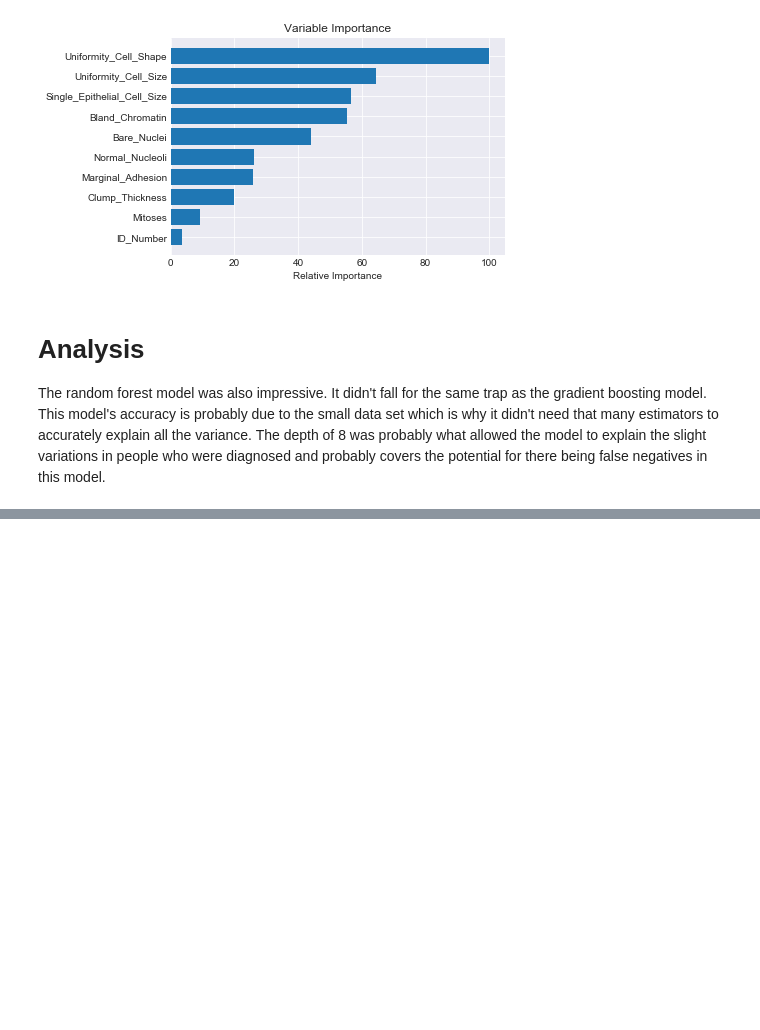
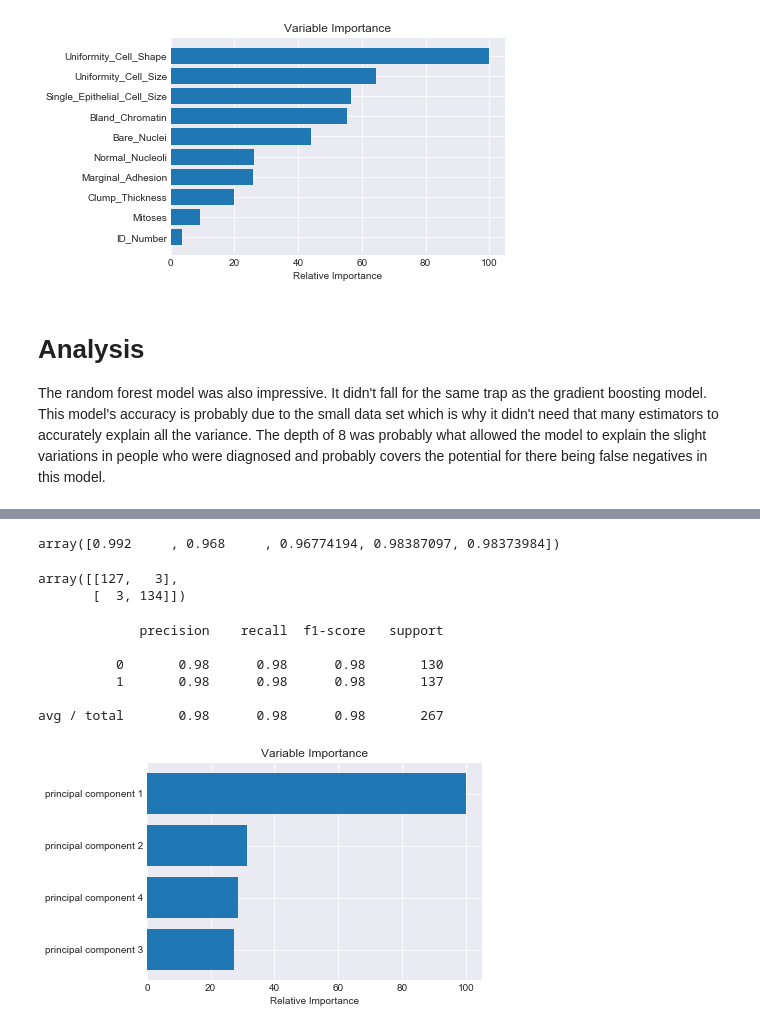
Before and after one commit to lamkg/Thinkful-, a Jupyter notebook: U3 L6 P5 Cancer Diagnostics.ipynb, the cells around one changed output, grey strips where cells are left out. Saved outputs shown, nothing was run; the diff lists cells and outputs as text; code cells hidden in the pictures; blank space fills up the shorter version.

```diff
--- a/U3 L6 P5 Cancer Diagnostics.ipynb
+++ b/U3 L6 P5 Cancer Diagnostics.ipynb
@@ -520,0 +816,10 @@ The random forest model was also impressive. It didn't fall for the same trap as
+# %%
+# Results are consistent but lets check for false positive and negatives
+
+# Fit the data
+svm.fit(X_train2, y_train2)
+
+# Set up the prediction set.
+y_pred_train4 = svm.predict(X_test2)
+
+confusion_matrix(y_test2, y_pred_train4)
@@ -520,0 +875,52 @@ The random forest model was also impressive. It didn't fall for the same trap as
+# %%
+# Implement the parameters parameter
+clf = ensemble.GradientBoostingClassifier(n_estimators=500,
+                                         max_depth=4, max_features='auto')
+
+# Cross Validate the gradient boosting model.
+cross_val_score(clf, X_train2, y_train2, cv=5)
+# %% [output]
+array([0.992     , 0.968     , 0.96774194, 0.98387097, 0.98373984])
+# %%
+# Results are consistent but lets check for false positive and negatives
+
+# Fit the data
+clf.fit(X_train2, y_train2)
+
+# Set up the prediction set.
+y_pred_train5 = clf.predict(X_test2)
+
+confusion_matrix(y_test2, y_pred_train5)
+# %% [output]
+array([[127,   3],
+       [  3, 134]])
+# %%
+# Evaluate the classification report.
+from sklearn.metrics import classification_report
+
+print(classification_report(y_test2, y_pred_train5))
+# %% [output]
+             precision    recall  f1-score   support
+
+          0       0.98      0.98      0.98       130
+          1       0.98      0.98      0.98       137
+
+avg / total       0.98      0.98      0.98       267
+# %%
+# Fit the model# Fit th
+clf.fit(X_train2, y_train2)
+
+# What's important?
+feature_importance = clf.feature_importances_
+
+# Make importances relative to max importance.
+feature_importance = 100.0 * (feature_importance / feature_importance.max())
+sorted_idx = np.argsort(feature_importance)
+pos = np.arange(sorted_idx.shape[0]) + .5
+plt.barh(pos, feature_importance[sorted_idx], align='center')
+plt.yticks(pos, X_train.columns[sorted_idx])
+plt.xlabel('Relative Importance')
+plt.title('Variable Importance')
+plt.show()
+# %% [output]
+[figure, added]
```
Also changed, not shown: parts of 38 cells of this notebook.
